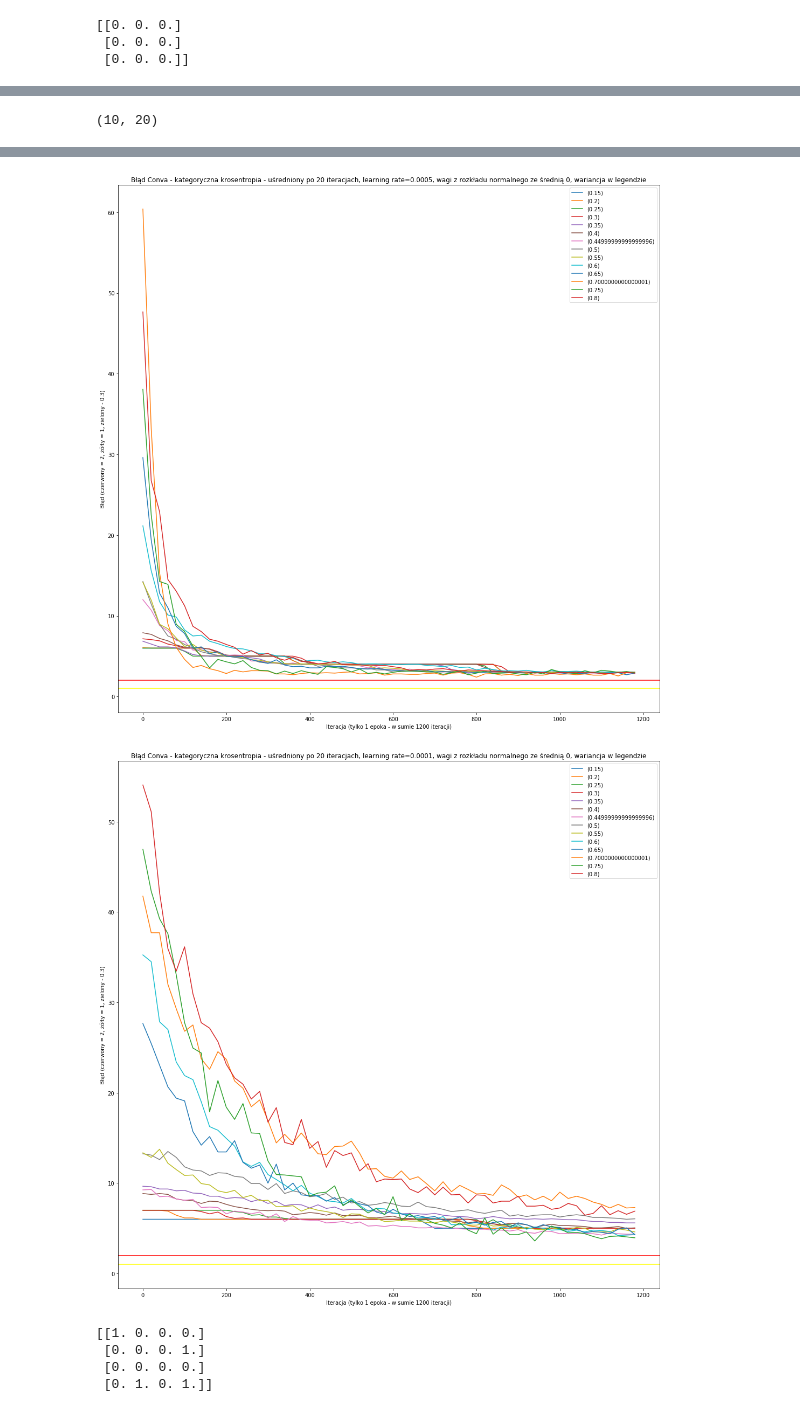
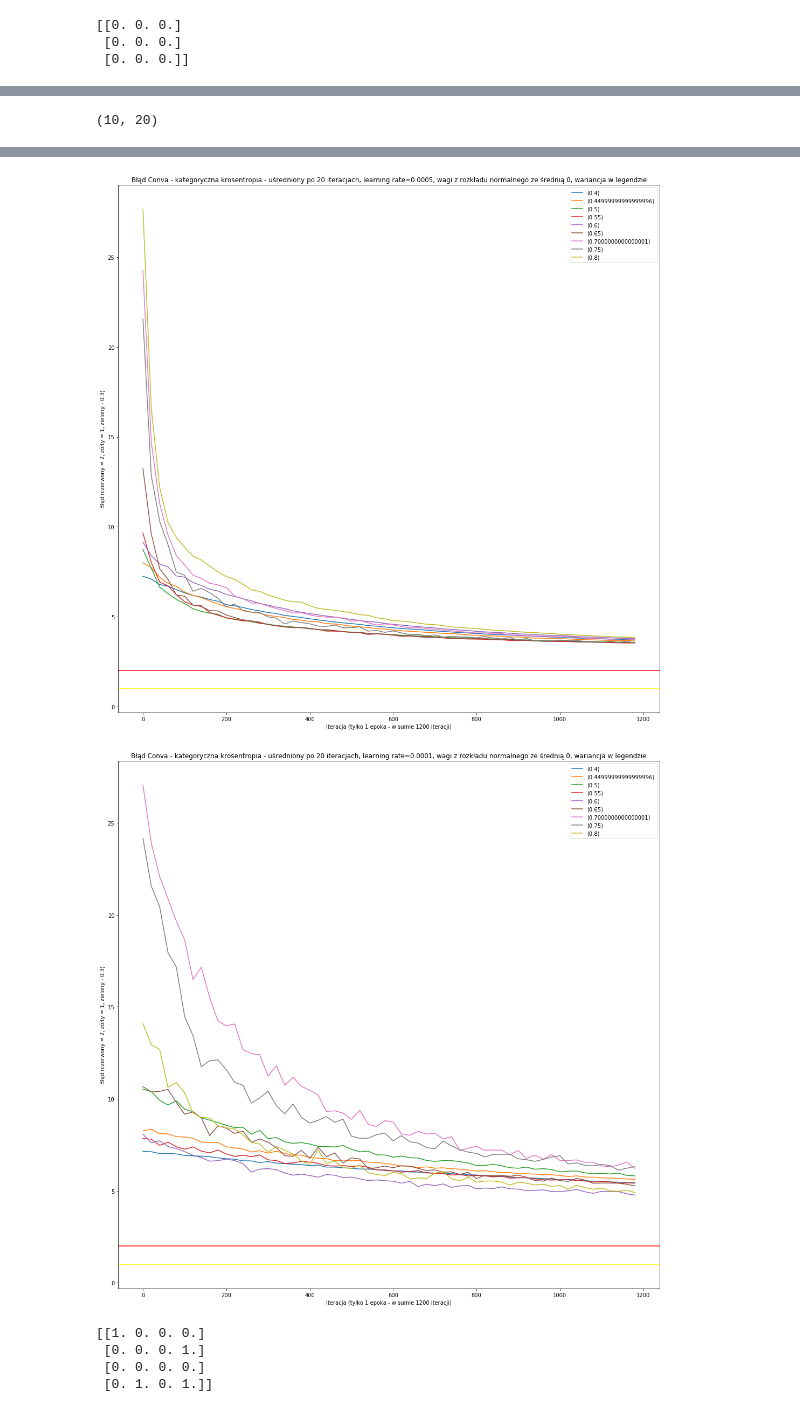
Before and after one commit to JonothorDarry/MaszynLyrn, a Jupyter notebook: Conv NN.ipynb, the cells around one changed output, grey strips where cells are left out. Drawn from its saved outputs; the diff is of its cells as text; code cells hidden in the pictures.

```diff
--- a/Conv NN.ipynb
+++ b/Conv NN.ipynb
@@ -495,7 +548,25 @@ plt.show()
 loopz=1200
 conn=np.asarray(list(range(1, 15, 1)))/50
 to_check=[0.01,0.005,0.001,0.0005,0.0001]
-sk=np.zeros((len(to_check), len(conn), loopz), dtype='int64')
+sk=np.zeros((len(to_check), len(conn), loopz), dtype='float64')
+
+
+m2=[0]*10
+m3=[0]*10
+m4=[0]*10
+m5=[0]*10
+m6=[0]*10
+m7=[0]*10
+m8=[0]*10
+mtb2=[0]*10
+mtb3=[0]*10
+mtb4=[0]*10
+mtb5=[0]*10
+mtb6=[0]*10
+mtb7=[0]*10
+mtb8=[0]*10
+Face1=[0]*10
+
 
 for last_exit_for_the_lost in range(len(to_check)):
     for k in range(len(conn)):
@@ -515,20 +586,6 @@ for last_exit_for_the_lost in range(len(to_check)):
         w2=conn[k]*np.asmatrix(np.asarray([np.random.uniform(0, 1) for j in range(10*20)]).reshape(10,20))
         bw2=conn[k]*np.random.normal(0, 1)
 
-        m2=[0]*10
-        m3=[0]*10
-        m4=[0]*10
-        m5=[0]*10
-        m6=[0]*10
-        m7=[0]*10
-        m8=[0]*10
-        mtb2=[0]*10
-        mtb3=[0]*10
-        mtb4=[0]*10
-        mtb5=[0]*10
-        mtb6=[0]*10
-        mtb7=[0]*10
-        mtb8=[0]*10
 
         t1=time.time()
         for jj in range(loopz):
@@ -541,7 +598,7 @@ for last_exit_for_the_lost in range(len(to_check)):
             for i in range(10):
                 m2[i]=conv_forw(img, matt[i])
                 m3[i]=relu(m2[i])
-                m4[i], Face1=pool_forw(m3[i], (2,2))
+                m4[i], Face1[i]=pool_forw(m3[i], np.asarray([2,2]).astype('int32'))
                 m8[i]=m4[i].reshape(m4[i].shape[0]*m4[i].shape[1]*m4[i].shape[2])
 
 
@@ -558,7 +615,7 @@ for last_exit_for_the_lost in range(len(to_check)):
 
 
             #Koszt
-            dp=np.asarray([0]*10).reshape(10, 1)
+            dp=np.asarray([0.0]*10).reshape(10, 1)
             dp[trainy[jj],0]=1
             der, suma=cost(dp, s4)
             sk[last_exit_for_the_lost,k,jj]=suma
@@ -585,18 +642,18 @@ for last_exit_for_the_lost in range(len(to_check)):
 
             for i in range(10):
                 #mtb5[i]=pool_back(mtb6[i], (2,2), Face1)
-                mtb5[i]=pool_back(dkl[i], (2,2), Face1)
+                mtb5[i]=pool_back(dkl[i], (2,2), Face1[i])
                 cz=m3[i].shape
                 nw=mtb5[i].shape
                 mtb5[i]=mtb5[i][(nw[0]-cz[0])//2:cz[0]+(nw[0]-cz[0])//2, (nw[1]-cz[1])//2:cz[1]+(nw[1]-cz[1])//2]
                 mtb4[i]=relu_back(m3[i], mtb5[i])
                 mtb3[i], Dr=conv_back(img, matt[i], mtb4[i])
+                matt[i]-=Dr*ccn
 
             w1-=weight_delta1*ccn
             bw1-=bw1_delta*ccn
             w2-=weight_delta2*ccn
             bw2-=bw2_delta*ccn
-            matt-=Dr*ccn
             #matt2-=Dr2*ccn
 
 
@@ -645,7 +706,7 @@ for ij in range(len(to_check)):
     ax.axhline(2, color='red')
     ax.axhline(1, color='yellow')
 
-    for j in range(len(conn)-10):
+    for j in range(5, len(conn)):
         ax.plot(dkkk[ij,j], label='({})'.format(0.15+j/20))
         ax.legend()
     plt.show()
@@ -658,5 +719,5 @@ plt.show()
-[figure, old version]
+[figure, new version]
-[figure, old version]
+[figure, new version]
 # %%
 ##Od tego miejsca śmieci do debugu
 ###
```
Also changed, not shown: parts of 10 cells of this notebook.
